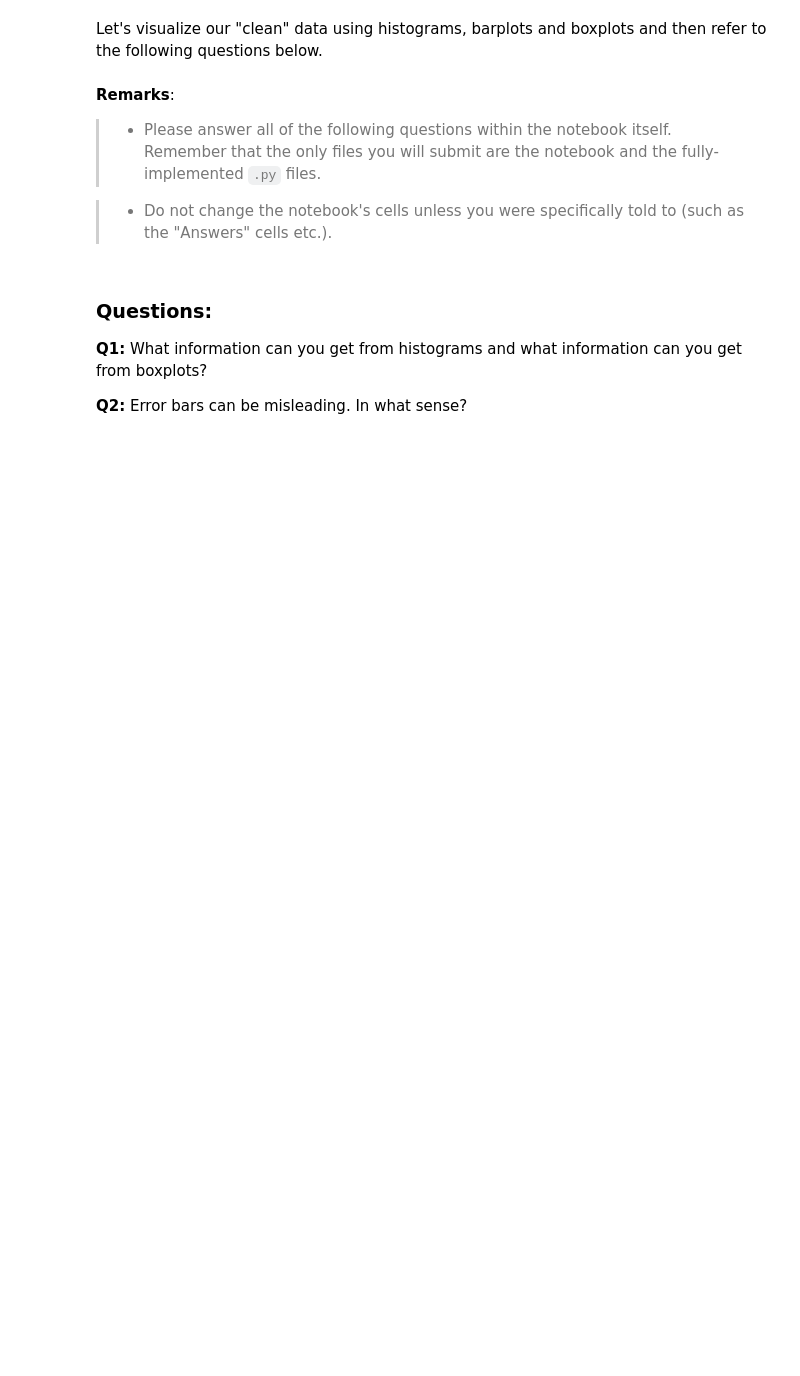
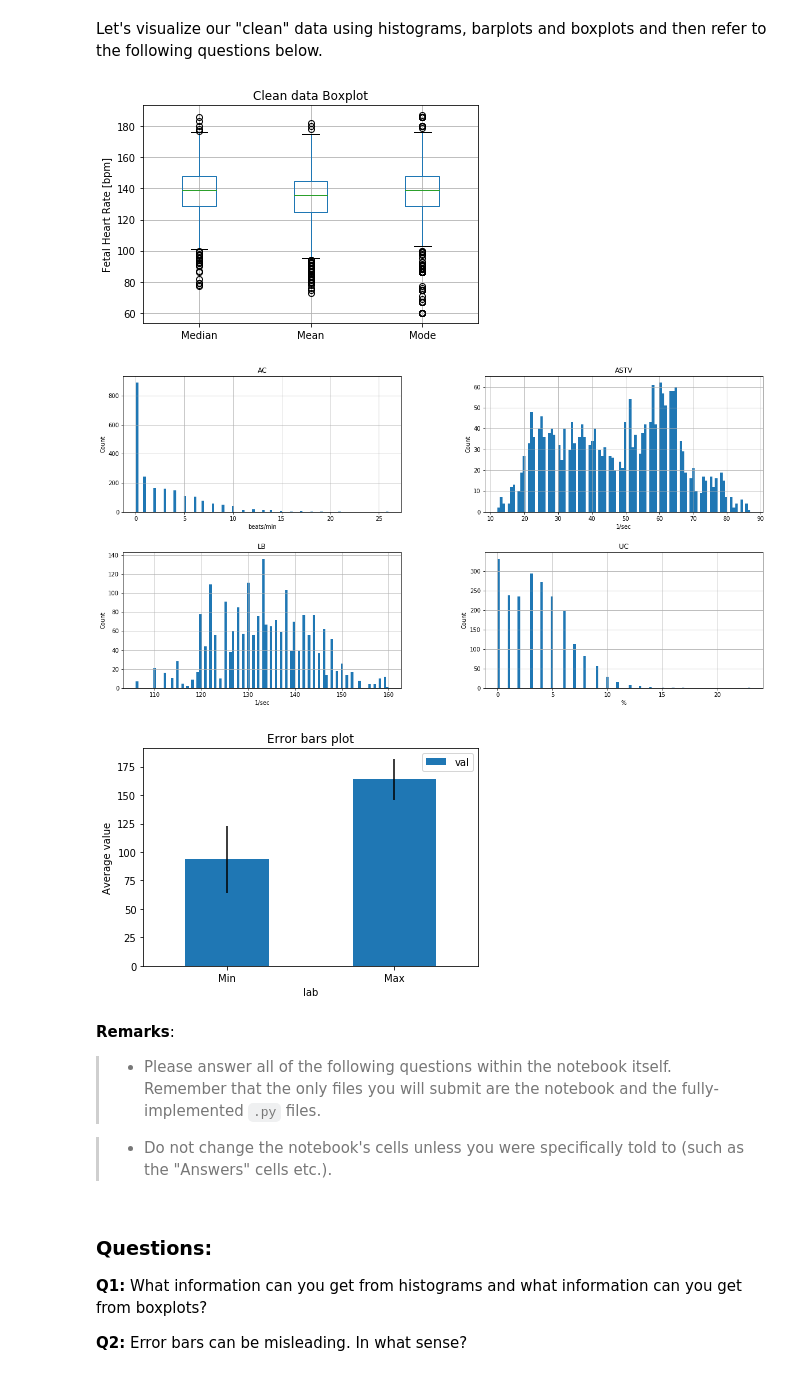
Before and after one commit to mlh-master/hw1_mlh-nathan-hadas, a Jupyter notebook: HW1.ipynb, the cells around one changed output. Drawn from its saved outputs; the diff is of its cells as text; code cells hidden in the pictures; blank space fills up the shorter version.

```diff
--- a/HW1.ipynb
+++ b/HW1.ipynb
@@ -106,21 +117,30 @@ Let's visualize our "clean" data using histograms, barplots and boxplots and the
 # %%
 # Boxplots
 c_samp.boxplot(column=['Median','Mean','Mode'])
 plt.ylabel('Fetal Heart Rate [bpm]')
+
+plt.title('Clean data Boxplot') #Adding plot title (H.N)
 
 # Histograms
 xlbl = ['beats/min','1/sec','1/sec','%']
 axarr = c_samp.hist(column=['LB', 'AC', 'UC','ASTV'], bins=100,layout = (2, 2),figsize=(20, 10))
 for i,ax in enumerate(axarr.flatten()):
     ax.set_xlabel(xlbl[i])
     ax.set_ylabel("Count")
 
 # Barplots (error bars)
 df = pd.DataFrame.from_dict({'lab':['Min','Max'], 'val':[np.mean(c_samp['Min']), np.mean(c_samp['Max'])]})
 errors = [np.std(c_samp['Min']), np.std(c_samp['Max'])]
 ax = df.plot.bar(x='lab', y='val', yerr=errors, rot=0)
 ax.set_ylabel('Average value')
+
+plt.title('Error bars plot') #Adding plot title (H.N)
+
 plt.show()
+# %% [output]
+[figure, added]
+[figure, added]
+[figure, added]
 # %% [markdown]
 **Remarks**:
 > * Please answer all of the following questions within the notebook itself. Remember that the only files you will submit are the notebook and the fully-implemented `.py` files.
```
Also changed, not shown: parts of 10 cells of this notebook, 1 other file.
